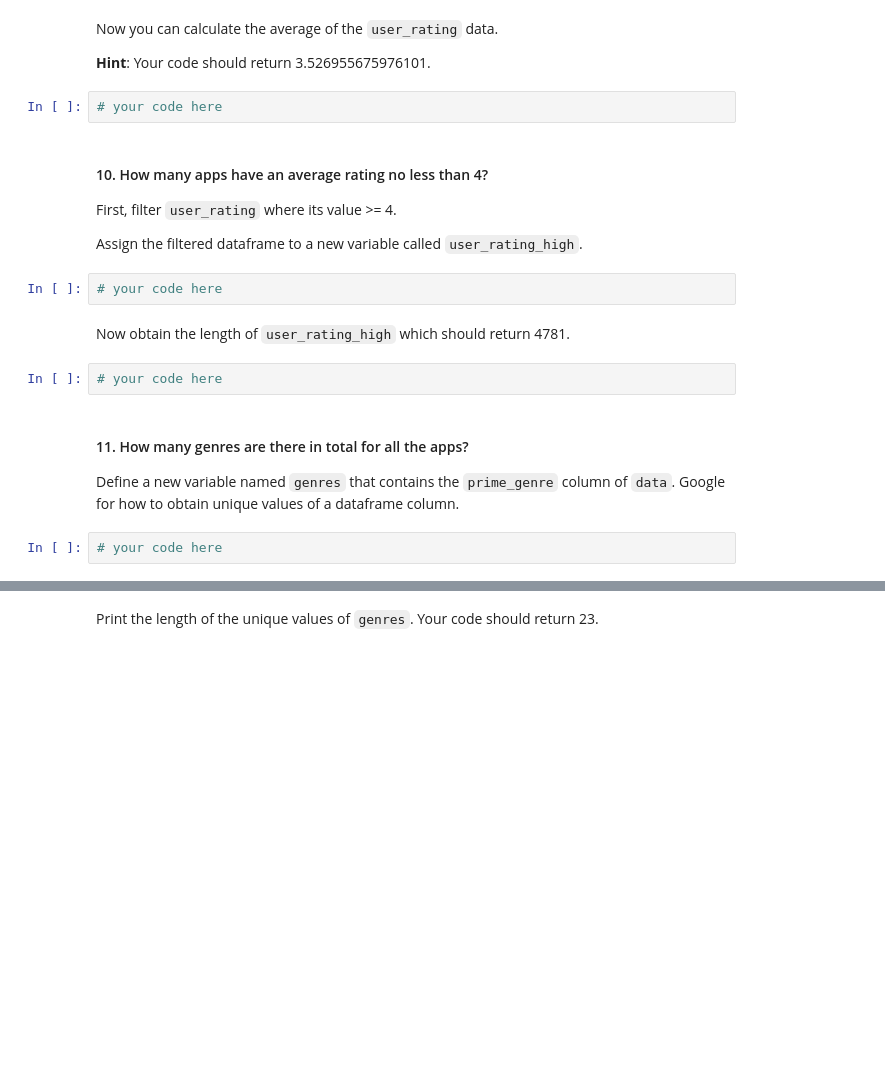
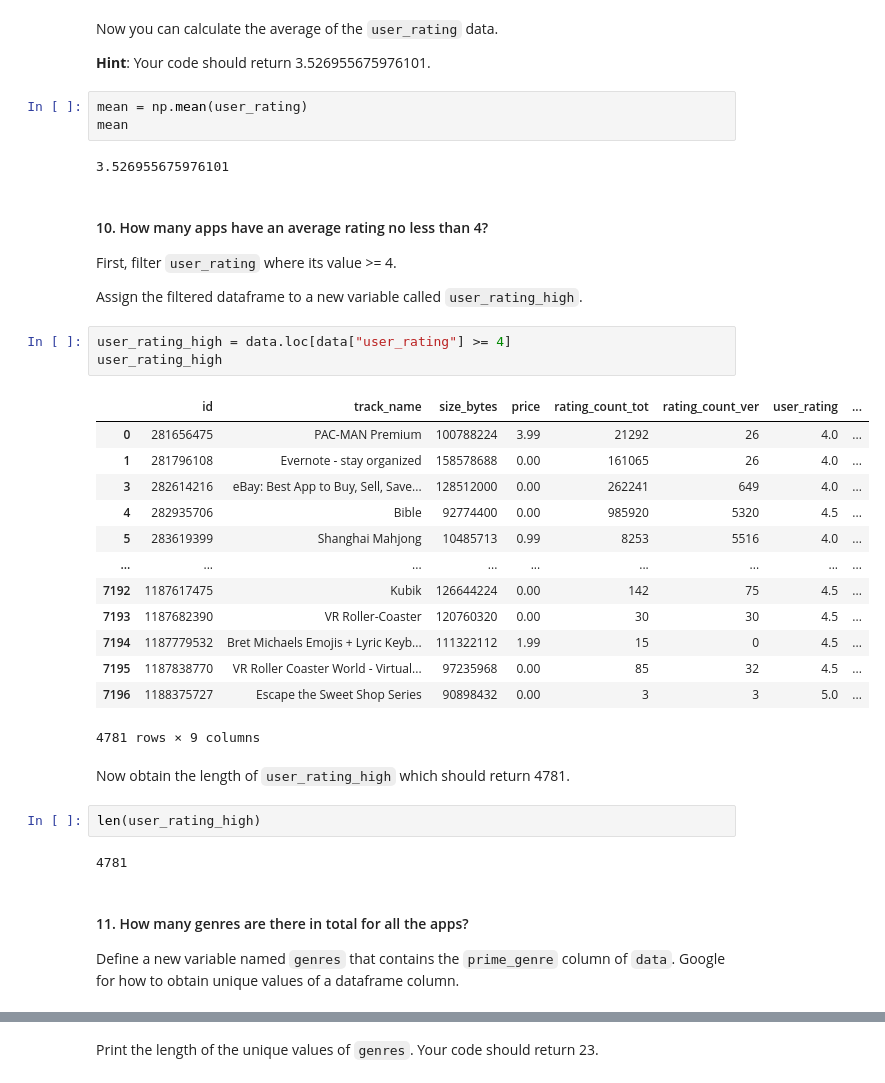
Before and after one commit to ta-data-remote/lab-pandas-deep-dive, a Jupyter notebook: your-code/main.ipynb, the cells around one changed output, grey strips where cells are left out. Cells and saved outputs as stored; diff of their text form; blank space fills up the shorter version.

```diff
--- a/your-code/main.ipynb
+++ b/your-code/main.ipynb
@@ -78,23 +110,41 @@ First, read the `user_rating` column into a varialbe named `user_rating`.
 Now you can calculate the average of the `user_rating` data.
 
 **Hint**: Your code should return 3.526955675976101.
-# %%
-# your code here
+# %%
+mean = np.mean(user_rating)
+mean
+# %% [output]
+3.526955675976101
 # %% [markdown]
 #### 10. How many apps have an average rating no less than 4?
 
 First, filter `user_rating` where its value >= 4.
 
 Assign the filtered dataframe to a new variable called `user_rating_high`.
-# %%
-# your code here
+# %%
+user_rating_high = data.loc[data["user_rating"] >= 4]
+user_rating_high
+# %% [output]
+|  | id | track_name | size_bytes | price | rating_count_tot | rating_count_ver | user_rating | ... |
+| 0 | 281656475 | PAC-MAN Premium | 100788224 | 3.99 | 21292 | 26 | 4.0 | ... |
+| 1 | 281796108 | Evernote - stay organized | 158578688 | 0.00 | 161065 | 26 | 4.0 | ... |
+| 3 | 282614216 | eBay: Best App to Buy, Sell, Save... | 128512000 | 0.00 | 262241 | 649 | 4.0 | ... |
+| 4 | 282935706 | Bible | 92774400 | 0.00 | 985920 | 5320 | 4.5 | ... |
+| 5 | 283619399 | Shanghai Mahjong | 10485713 | 0.99 | 8253 | 5516 | 4.0 | ... |
+| ... | ... | ... | ... | ... | ... | ... | ... | ... |
+| 7192 | 1187617475 | Kubik | 126644224 | 0.00 | 142 | 75 | 4.5 | ... |
+| 7193 | 1187682390 | VR Roller-Coaster | 120760320 | 0.00 | 30 | 30 | 4.5 | ... |
+| 7194 | 1187779532 | Bret Michaels Emojis + Lyric Keyb... | 111322112 | 1.99 | 15 | 0 | 4.5 | ... |
+| 7195 | 1187838770 | VR Roller Coaster World - Virtual... | 97235968 | 0.00 | 85 | 32 | 4.5 | ... |
+| 7196 | 1188375727 | Escape the Sweet Shop Series | 90898432 | 0.00 | 3 | 3 | 5.0 | ... |
+4781 rows × 9 columns
 # %% [markdown]
 Now obtain the length of `user_rating_high` which should return 4781.
-# %%
-# your code here
+# %%
+len(user_rating_high)
+# %% [output]
+4781
 # %% [markdown]
 #### 11. How many genres are there in total for all the apps?
 
 Define a new variable named `genres` that contains the `prime_genre` column of `data`. Google for how to obtain unique values of a dataframe column.
-# %%
-# your code here
```
Also changed, not shown: parts of 30 cells of this notebook.
